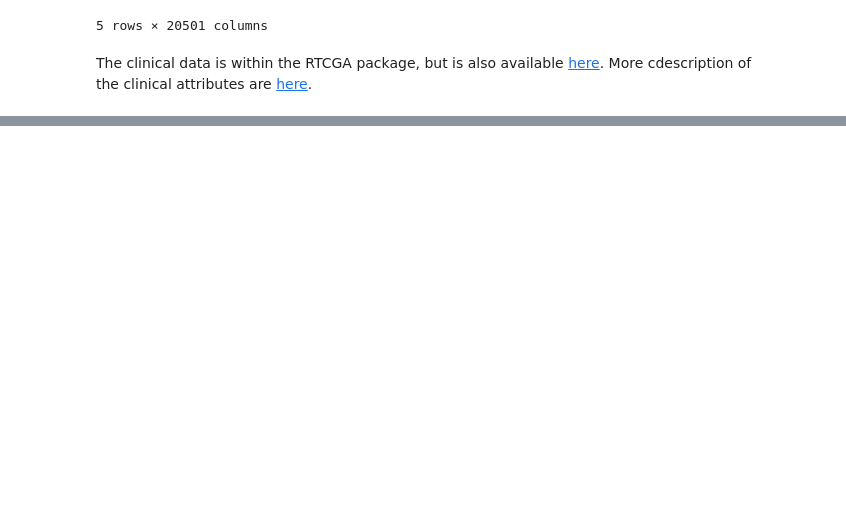
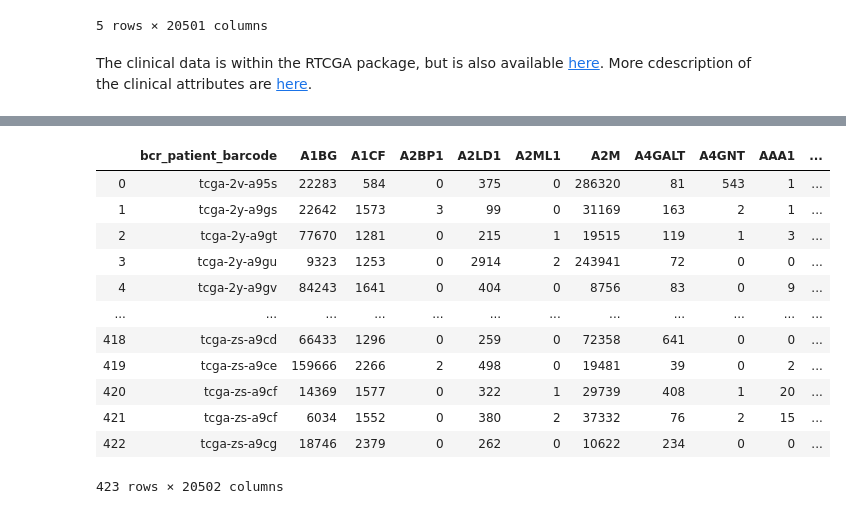
Before and after one commit to sohilsshah91/hacknights, a Jupyter notebook: tcga-series/workshop2/Hacknights_TCGA_Modeling.ipynb, the cells around one changed output, grey strips where cells are left out. Drawn from its saved outputs; the diff is of its cells as text; code cells hidden in the pictures; blank space fills up the shorter version.

```diff
--- a/tcga-series/workshop2/Hacknights_TCGA_Modeling.ipynb
+++ b/tcga-series/workshop2/Hacknights_TCGA_Modeling.ipynb
@@ -98,0 +105,16 @@ In this section, we will set up a supervised learning paradigm using the Genes w
+# %%
+rnaseq_sub.reset_index()
+# %% [output]
+|  | bcr_patient_barcode | A1BG | A1CF | A2BP1 | A2LD1 | A2ML1 | A2M | A4GALT | A4GNT | AAA1 | ... |
+| 0 | tcga-2v-a95s | 22283 | 584 | 0 | 375 | 0 | 286320 | 81 | 543 | 1 | ... |
+| 1 | tcga-2y-a9gs | 22642 | 1573 | 3 | 99 | 0 | 31169 | 163 | 2 | 1 | ... |
+| 2 | tcga-2y-a9gt | 77670 | 1281 | 0 | 215 | 1 | 19515 | 119 | 1 | 3 | ... |
+| 3 | tcga-2y-a9gu | 9323 | 1253 | 0 | 2914 | 2 | 243941 | 72 | 0 | 0 | ... |
+| 4 | tcga-2y-a9gv | 84243 | 1641 | 0 | 404 | 0 | 8756 | 83 | 0 | 9 | ... |
+| ... | ... | ... | ... | ... | ... | ... | ... | ... | ... | ... | ... |
+| 418 | tcga-zs-a9cd | 66433 | 1296 | 0 | 259 | 0 | 72358 | 641 | 0 | 0 | ... |
+| 419 | tcga-zs-a9ce | 159666 | 2266 | 2 | 498 | 0 | 19481 | 39 | 0 | 2 | ... |
+| 420 | tcga-zs-a9cf | 14369 | 1577 | 0 | 322 | 1 | 29739 | 408 | 1 | 20 | ... |
+| 421 | tcga-zs-a9cf | 6034 | 1552 | 0 | 380 | 2 | 37332 | 76 | 2 | 15 | ... |
+| 422 | tcga-zs-a9cg | 18746 | 2379 | 0 | 262 | 0 | 10622 | 234 | 0 | 0 | ... |
+423 rows × 20502 columns
```
Also changed, not shown: parts of 20 cells of this notebook.
